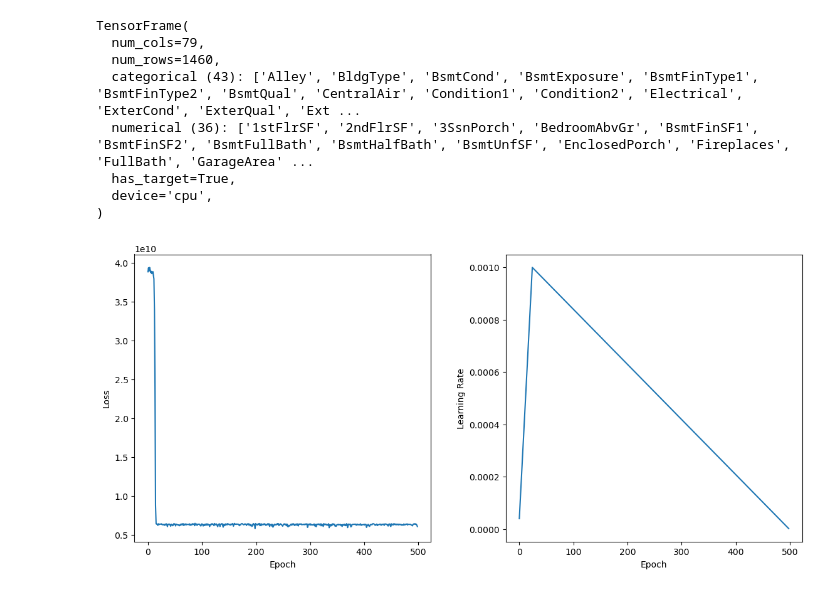
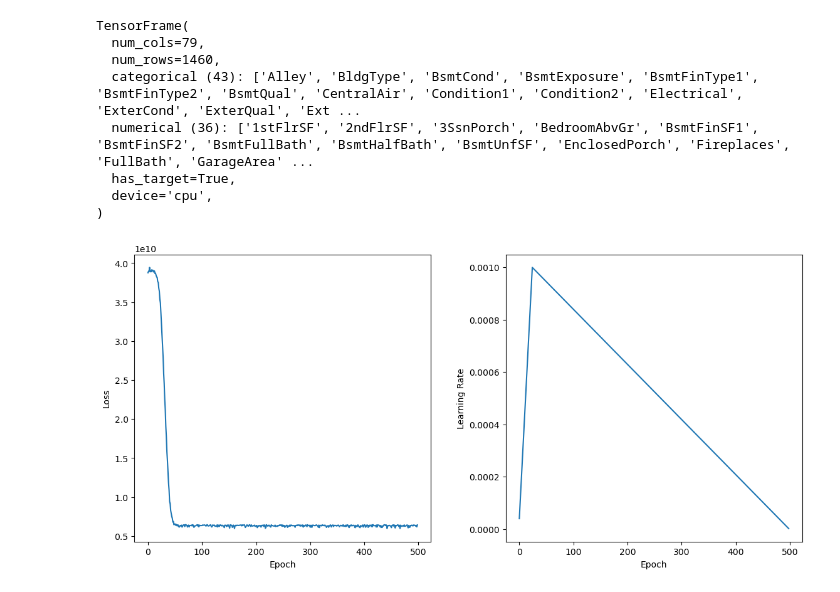
Before and after one commit to RuntianZ/kaggle, a Jupyter notebook: house-prices-torch-frame.ipynb, the cells around one changed output. Drawn from its saved outputs; the diff is of its cells as text; code cells hidden in the pictures.

Commit message:
frame mlp

```diff
--- a/house-prices-torch-frame.ipynb
+++ b/house-prices-torch-frame.ipynb
@@ -89,8 +115,7 @@ stype_encoder_dict = {
 
 device = 'cuda:5'
 
-from torch_frame.nn.models.ft_transformer import FTTransformer
-
+# from torch_frame.nn.models.ft_transformer import FTTransformer
 # model = FTTransformer(
 #     channels=16,
 #     out_channels=1,
@@ -100,14 +125,17 @@ from torch_frame.nn.models.ft_transformer import FTTransformer
 #     stype_encoder_dict=stype_encoder_dict,
 # ).to(device)
 
-model = ExampleTransformer(
-    channels=32,
-    out_channels=1,
-    num_layers=2,
-    num_heads=8,
-    col_stats=dataset.col_stats,
-    col_names_dict=dataset.tensor_frame.col_names_dict,
-).to(device)
+# model = ExampleTransformer(
+#     channels=32,
+#     out_channels=1,
+#     num_layers=2,
+#     num_heads=8,
+#     col_stats=dataset.col_stats,
+#     col_names_dict=dataset.tensor_frame.col_names_dict,
+# ).to(device)
+
+model = MLP(16, [512], 1, dataset.tensor_frame.num_cols, dataset.col_stats, dataset.tensor_frame.col_names_dict, stype_encoder_dict).to(device)
+# print(model)
 
 fig, (ax1, ax2) = plt.subplots(1, 2, figsize=(12, 6))
 
@@ -138,34 +166,34 @@ lr_list = [None] * num_epochs
 for epoch in range(num_epochs):
     # print('===Epoch {}==='.format(epoch))
     total_loss = 0
     total_bsz = 0
     for tf in train_loader:
         tf = tf.to(device)
         pred = model.forward(tf)
         loss = F.mse_loss(pred, tf.y)
         bsz = len(tf.y)
         total_loss += loss.item() * bsz
         total_bsz += bsz
         optimizer.zero_grad()
         loss.backward()
         optimizer.step()
         scheduler.step()
     # print('average loss = {}'.format(total_loss / total_bsz))
     loss_list[epoch] = total_loss / total_bsz
     lr_list[epoch] = optimizer.param_groups[0]['lr']
     ax1.cla()
     ax2.cla()
     ax1.set_xlabel('Epoch')
     ax1.set_ylabel('Loss')
     ax2.set_xlabel('Epoch')
     ax2.set_ylabel('Learning Rate')
     ax1.plot(loss_list[:epoch])
     ax2.plot(lr_list[:epoch])
     plt.tight_layout(pad=3.0)
     display(fig)
     clear_output(wait=True)
 # %% [output]
-[figure, old version]
+[figure, new version]
 # %%
 model.forward(dataset.tensor_frame.to(device))
 # %% [output]
```
Also changed, not shown: parts of 5 cells of this notebook.
